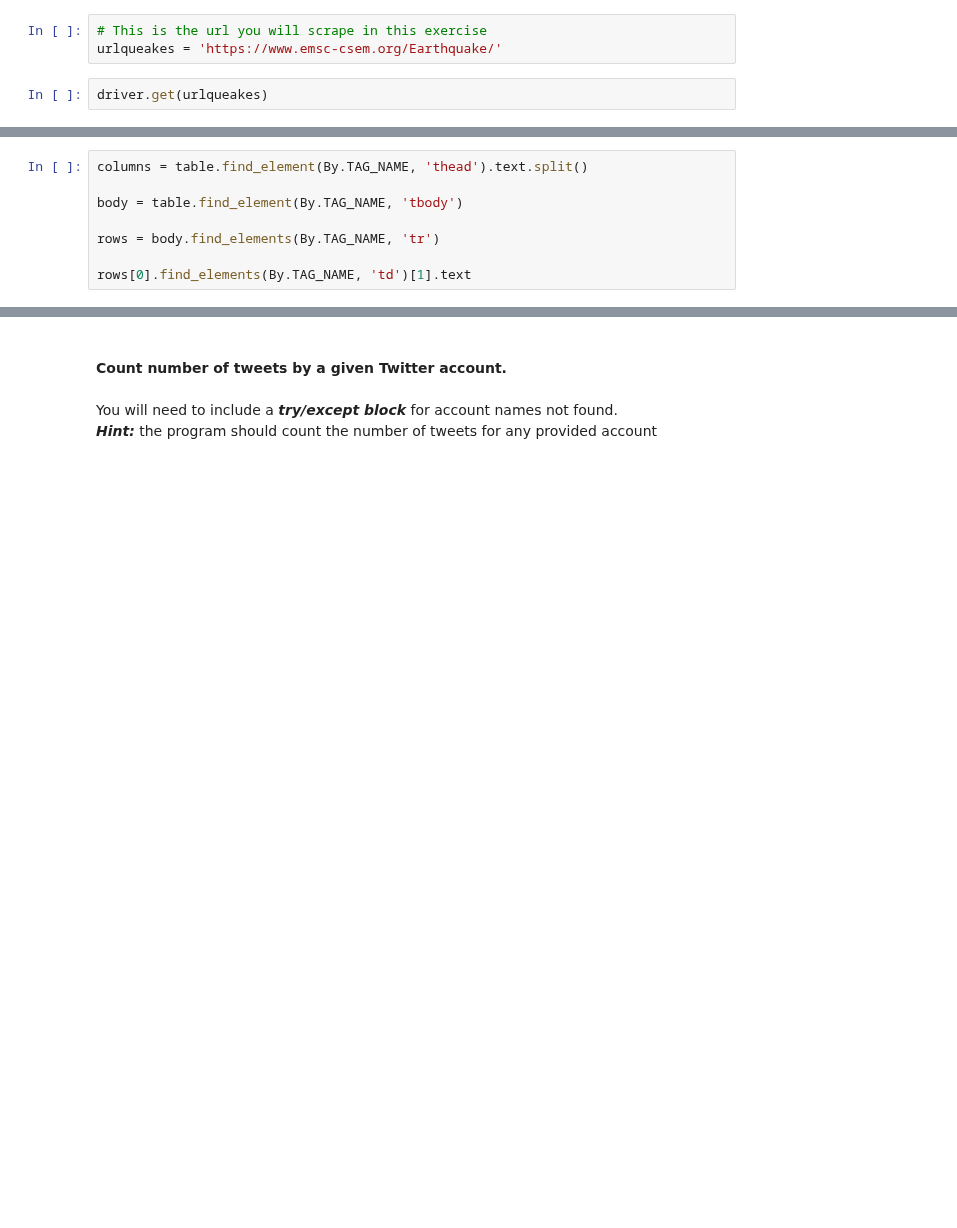
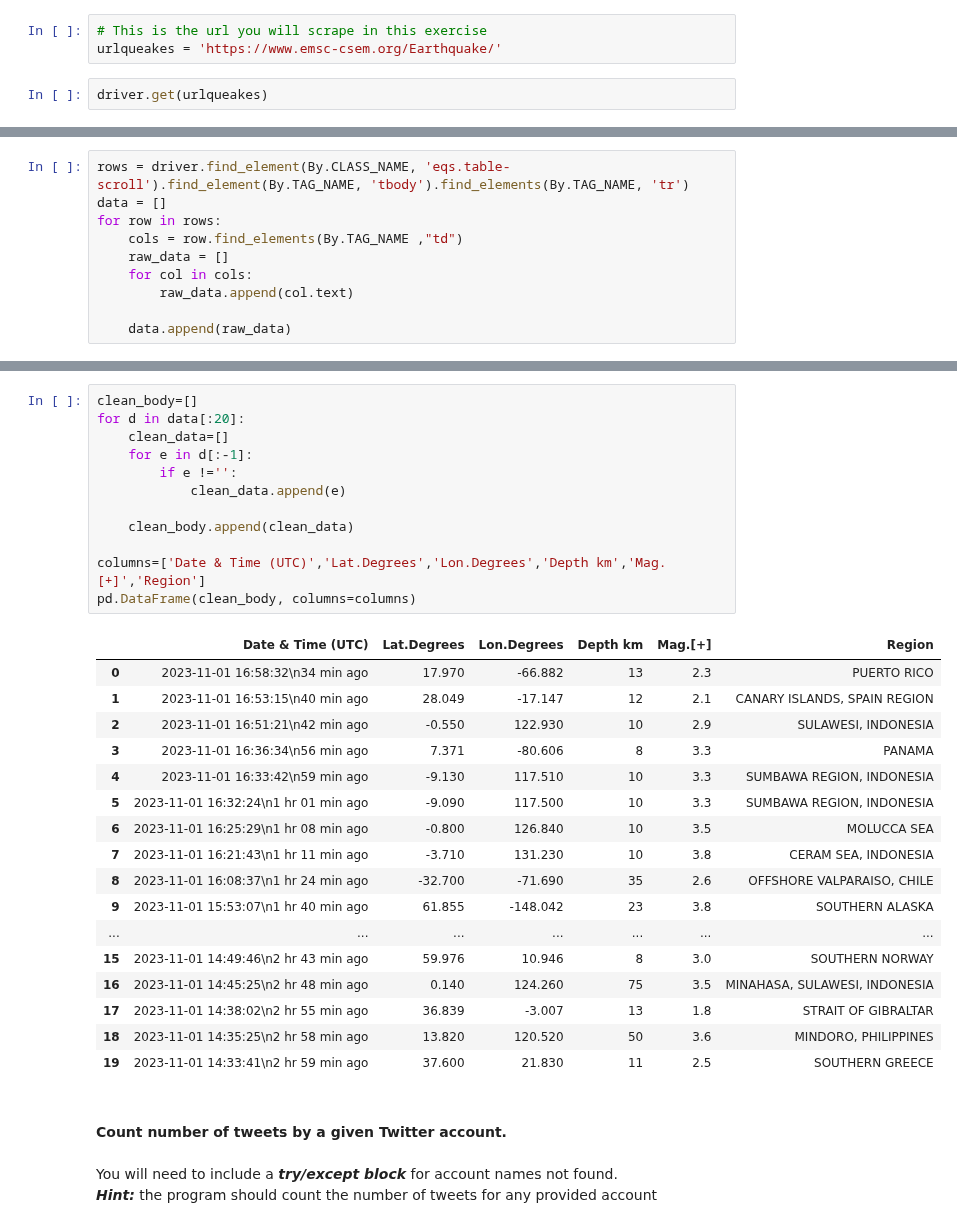
Before and after one commit to Ironhack-Data-Madrid-Octubre-2023/4.3-lab_web_scraping_selenium, a Jupyter notebook: your-code/main.ipynb, the cells around one changed output, grey strips where cells are left out. Saved outputs shown, nothing was run; the diff lists cells and outputs as text; blank space fills up the shorter version.

```diff
--- a/your-code/main.ipynb
+++ b/your-code/main.ipynb
@@ -271,8 +269,10 @@ table = driver.find_elements(By.XPATH, '/html/body/div[3]/div[6]/table')
 # %%
-columns = table.find_element(By.TAG_NAME, 'thead').text.split()
+rows = driver.find_element(By.CLASS_NAME, 'eqs.table-scroll').find_element(By.TAG_NAME, 'tbody').find_elements(By.TAG_NAME, 'tr')
+data = []
+for row in rows:
+    cols = row.find_elements(By.TAG_NAME ,"td")
+    raw_data = []
+    for col in cols:
+        raw_data.append(col.text)
 
-body = table.find_element(By.TAG_NAME, 'tbody')
-
-rows = body.find_elements(By.TAG_NAME, 'tr')
-
-rows[0].find_elements(By.TAG_NAME, 'td')[1].text
+    data.append(raw_data)
@@ -300,3 +279,33 @@ Mag.[+] Region
+# %%
+clean_body=[]
+for d in data[:20]:
+    clean_data=[]
+    for e in d[:-1]:
+        if e !='':
+            clean_data.append(e)
+
+    clean_body.append(clean_data)
+
+columns=['Date & Time (UTC)','Lat.Degrees','Lon.Degrees','Depth km','Mag.[+]','Region']
+pd.DataFrame(clean_body, columns=columns)
+# %% [output]
+|  | Date & Time (UTC) | Lat.Degrees | Lon.Degrees | Depth km | Mag.[+] | Region |
+| 0 | 2023-11-01 16:58:32\n34 min ago | 17.970 | -66.882 | 13 | 2.3 | PUERTO RICO |
+| 1 | 2023-11-01 16:53:15\n40 min ago | 28.049 | -17.147 | 12 | 2.1 | CANARY ISLANDS, SPAIN REGION |
+| 2 | 2023-11-01 16:51:21\n42 min ago | -0.550 | 122.930 | 10 | 2.9 | SULAWESI, INDONESIA |
+| 3 | 2023-11-01 16:36:34\n56 min ago | 7.371 | -80.606 | 8 | 3.3 | PANAMA |
+| 4 | 2023-11-01 16:33:42\n59 min ago | -9.130 | 117.510 | 10 | 3.3 | SUMBAWA REGION, INDONESIA |
+| 5 | 2023-11-01 16:32:24\n1 hr 01 min ago | -9.090 | 117.500 | 10 | 3.3 | SUMBAWA REGION, INDONESIA |
+| 6 | 2023-11-01 16:25:29\n1 hr 08 min ago | -0.800 | 126.840 | 10 | 3.5 | MOLUCCA SEA |
+| 7 | 2023-11-01 16:21:43\n1 hr 11 min ago | -3.710 | 131.230 | 10 | 3.8 | CERAM SEA, INDONESIA |
+| 8 | 2023-11-01 16:08:37\n1 hr 24 min ago | -32.700 | -71.690 | 35 | 2.6 | OFFSHORE VALPARAISO, CHILE |
+| 9 | 2023-11-01 15:53:07\n1 hr 40 min ago | 61.855 | -148.042 | 23 | 3.8 | SOUTHERN ALASKA |
+| ... | ... | ... | ... | ... | ... | ... |
+| 15 | 2023-11-01 14:49:46\n2 hr 43 min ago | 59.976 | 10.946 | 8 | 3.0 | SOUTHERN NORWAY |
+| 16 | 2023-11-01 14:45:25\n2 hr 48 min ago | 0.140 | 124.260 | 75 | 3.5 | MINAHASA, SULAWESI, INDONESIA |
+| 17 | 2023-11-01 14:38:02\n2 hr 55 min ago | 36.839 | -3.007 | 13 | 1.8 | STRAIT OF GIBRALTAR |
+| 18 | 2023-11-01 14:35:25\n2 hr 58 min ago | 13.820 | 120.520 | 50 | 3.6 | MINDORO, PHILIPPINES |
+| 19 | 2023-11-01 14:33:41\n2 hr 59 min ago | 37.600 | 21.830 | 11 | 2.5 | SOUTHERN GREECE |
 # %% [markdown]
 #### Count number of tweets by a given Twitter account.
 # %% [markdown]
```
Also changed, not shown: parts of 12 cells of this notebook.
